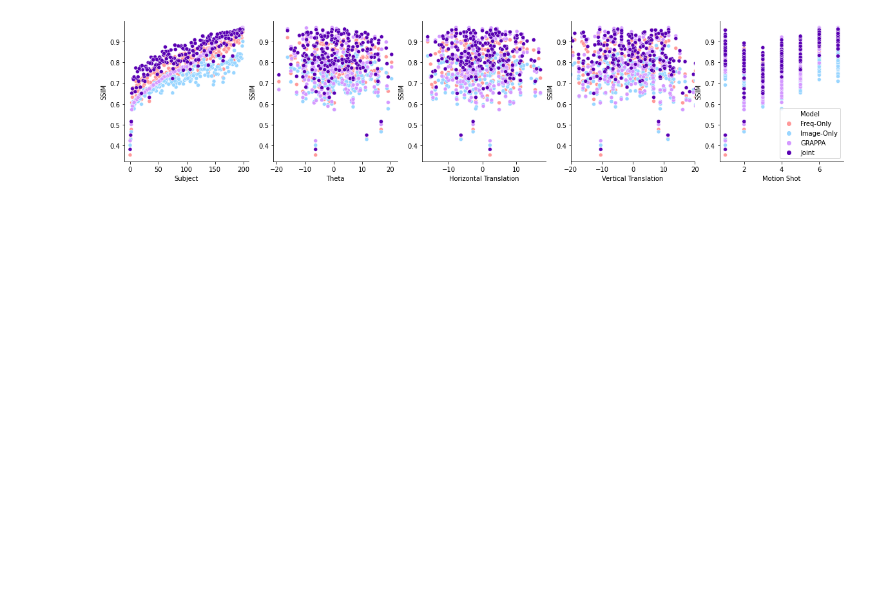
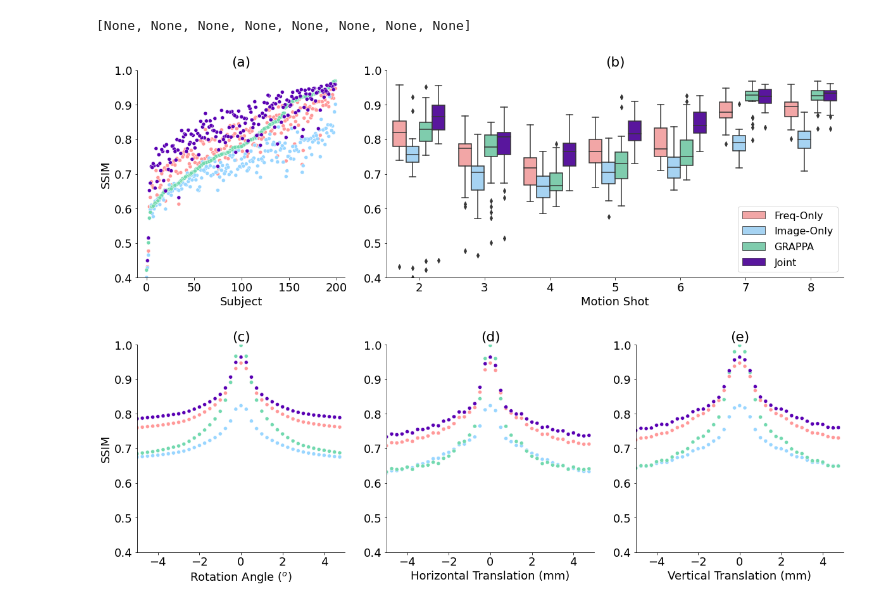
Before and after one commit to nalinimsingh/ismrm2022, a Jupyter notebook: compute_statistics.ipynb, the cells around one changed output. Cells and saved outputs as stored; diff of their text form; code cells hidden in the pictures; blank space fills up the shorter version.

```diff
--- a/compute_statistics.ipynb
+++ b/compute_statistics.ipynb
@@ -142,5 +145,9 @@ results_df.to_csv('test_results.csv')
 # %%
 results_df = pd.read_csv('test_results.csv')
+# %%
+results_df['htrans_mm'] = results_df['Horizontal Translation']*results_df['psx']
+results_df['vtrans_mm'] = results_df['Vertical Translation']*results_df['psy']
+results_df['Motion Shot + 1'] = results_df['Motion Shot']+1
 # %%
 input_ssim_list = list(results_df[results_df['Model']=='GRAPPA']['Output SSIM'])
 seq = sorted(input_ssim_list,reverse=True)
@@ -151,40 +160,76 @@ results_df['Sorted Index'] = np.concatenate([item for item in [sort_ssim_inds] f
+# %%
+angle_results = pd.read_csv('angle_results.csv')
+# %%
+horiz_trans_results = pd.read_csv('horiz_trans_results.csv')
+# %%
+vert_trans_results = pd.read_csv('vert_trans_results.csv')
 # %%
-colors = ['#ff9999','#99d6ff','#d499ff','#5900b3']
+matplotlib.rcParams.update({'font.size': 18})
+colors = ['#ff9999','#99d6ff','#72d9af','#5900b3']
 this_cmap = sns.color_palette(colors,len(colors))
 sns.set_palette(this_cmap)
+axes = []
 
+fig = plt.figure(figsize=(20,14))
+gs = fig.add_gridspec(3, 3, height_ratios=[1,0.05,1])
 
-fig, axes = plt.subplots(1,5,figsize=(20,4))
+axes.append(fig.add_subplot(gs[0,0]))
+axes.append(fig.add_subplot(gs[2,0]))
+axes.append(fig.add_subplot(gs[2,1]))
+axes.append(fig.add_subplot(gs[2,2]))
+space = fig.add_subplot(gs[1,:])
+space.axis('off')
+axes.append(fig.add_subplot(gs[0,1:]))
 
+axes[0].set_title('(a)')
+axes[1].set_title('(c)')
+axes[2].set_title('(d)')
+axes[3].set_title('(e)')
+axes[4].set_title('(b)')
 
 
 sp = sns.scatterplot(x='Sorted Index',y='SSIM',hue='Model',data=results_df,ax=axes[0])
 sp.legend_.remove()
 axes[0].set_xlabel('Subject')
 
+
 sp = sns.scatterplot(
-    data=results_df, x='Theta', y='SSIM', hue='Model', ax = axes[1]
+    data=angle_results, x='Theta', y='SSIM', hue='Model', ax = axes[1]
+)
+
+sp.legend_.remove()
+axes[1].set_xlim([-5,5])
+axes[1].set_xlabel('Rotation Angle ($^{o}$)')
+
+sp = sns.scatterplot(
+    data=horiz_trans_results, x='htrans_mm', y='SSIM', hue='Model', ax = axes[2]
 )
 sp.legend_.remove()
+axes[2].set_xlim([-5,5])
+axes[2].set_ylabel('')
+axes[2].set_xlabel('Horizontal Translation (mm)')
 
 sp = sns.scatterplot(
-    data=results_df, x='Horizontal Translation', y='SSIM', hue='Model', ax = axes[2]
+    data=vert_trans_results, x='vtrans_mm', y='SSIM', hue='Model', ax = axes[3]
 )
 sp.legend_.remove()
-axes[3].set_xlim([-20,20])
+axes[3].set_xlim([-5,5])
+axes[3].set_ylabel('')
+axes[3].set_xlabel('Vertical Translation (mm)')
 
-sp = sns.scatterplot(
-    data=results_df, x='Vertical Translation', y='SSIM', hue='Model', ax = axes[3]
+sp = sns.boxplot(
+    data=results_df, x='Motion Shot + 1', y='SSIM', hue='Model', ax = axes[4], showfliers=True
 )
-sp.legend_.remove()
-axes[3].set_xlim([-20,20])
-
-sp = sns.scatterplot(
-    data=results_df, x='Motion Shot', y='SSIM', hue='Model', ax = axes[4]
-)
+axes[4].legend(title=None)
+axes[4].set_xlabel('Motion Shot')
+axes[4].set_ylabel('')
 
 for i in range(5):
     axes[i].spines['right'].set_visible(False)
     axes[i].spines['top'].set_visible(False)
+    axes[i].set_ylim(0.4,1.0)
+
+plt.setp(sp.get_legend().get_texts(), fontsize='16')
 # %% [output]
+[None, None, None, None, None, None, None, None]
-[figure, old version]
+[figure, new version]
```
Also changed, not shown: parts of 7 cells of this notebook, 6 other files.
